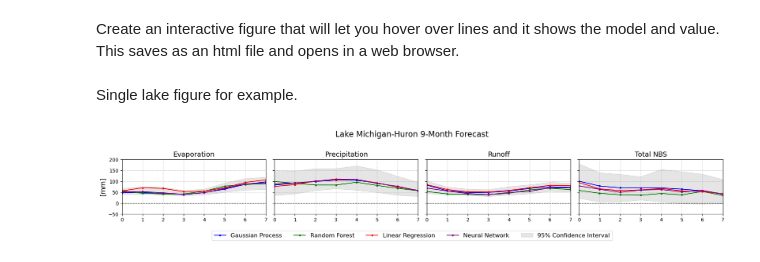
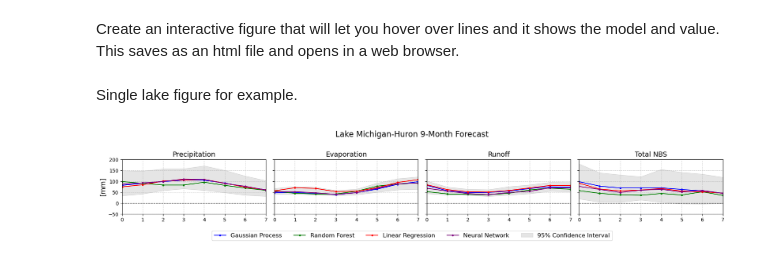
Before and after one commit to great-lakes-ai-lab/cnbs-predictor, a Jupyter notebook: notebooks/production/2_LEF_forecast_model.ipynb, the cells around one changed output. Saved outputs shown, nothing was run; the diff lists cells and outputs as text; code cells hidden in the pictures.

```diff
--- a/notebooks/production/2_LEF_forecast_model.ipynb
+++ b/notebooks/production/2_LEF_forecast_model.ipynb
@@ -41,13 +41,13 @@ from src.hydro_utils import convert_mm_to_cms
 # User Input
 # %%
 # Directory where the repository is cloned
-path_to_repo = '/Users/ljob/Desktop/'
+local_path = '/Users/ljob/Desktop/'
 
 # Path to data directory
-dir = path_to_repo + 'cnbs-predictor-1/data/'
+dir = local_path + 'cnbs-predictor/data/'
 
 # Path to input CFS forecast database
-cfs_database = dir + 'input/cfs_forecast_data.db'
+cfs_database = local_path + 'cfs_forecast_data.db'
 
 # Path to save CNBS forecast output to a database
 cnbs_database = dir + 'forecast/cnbs_forecast.db'
@@ -215,11 +215,11 @@ model_colors = {
 
 # Columns of interest in the order we want to plot them
 columns = [
-    'superior_evaporation', 'superior_precipitation', 'superior_runoff', 'superior_cnbs',
-    'michigan-huron_evaporation', 'michigan-huron_precipitation', 'michigan-huron_runoff', 'michigan-huron_cnbs',
-    'erie_evaporation', 'erie_precipitation', 'erie_runoff', 'erie_cnbs',
-    'ontario_evaporation', 'ontario_precipitation', 'ontario_runoff', 'ontario_cnbs'
-]
+    'superior_precipitation', 'superior_evaporation', 'superior_runoff', 'superior_cnbs',
+    'michigan-huron_precipitation', 'michigan-huron_evaporation', 'michigan-huron_runoff', 'michigan-huron_cnbs',
+    'erie_precipitation', 'erie_evaporation', 'erie_runoff', 'erie_cnbs',
+    'ontario_precipitation', 'ontario_evaporation', 'ontario_runoff', 'ontario_cnbs'
+    ]
 
 # Create a 4x4 subplot grid
 fig, axs = plt.subplots(4, 4, figsize=(18, 8))
@@ -268,7 +268,7 @@ for i, column in enumerate(columns):
 
     # Titles
     if row == 0:
-        axs[row, col].set_title(['Evaporation', 'Precipitation', 'Runoff', 'Total NBS'][col], fontsize=14)
+        axs[row, col].set_title(['Precipitation', 'Evaporation', 'Runoff', 'Total NBS'][col], fontsize=14)
 
     # X-axis formatting
     if row == 3:
@@ -324,10 +324,12 @@ model_colors = {
 }
 
 # Columns of interest in the order we want to plot them
-columns = ['superior_evaporation', 'superior_precipitation', 'superior_runoff', 'superior_cnbs',
-           'michigan-huron_evaporation', 'michigan-huron_precipitation', 'michigan-huron_runoff', 'michigan-huron_cnbs',
-           'erie_evaporation', 'erie_precipitation', 'erie_runoff', 'erie_cnbs',
-           'ontario_evaporation', 'ontario_precipitation', 'ontario_runoff', 'ontario_cnbs']
+columns = [
+    'superior_precipitation', 'superior_evaporation', 'superior_runoff', 'superior_cnbs',
+    'michigan-huron_precipitation', 'michigan-huron_evaporation', 'michigan-huron_runoff', 'michigan-huron_cnbs',
+    'erie_precipitation', 'erie_evaporation', 'erie_runoff', 'erie_cnbs',
+    'ontario_precipitation', 'ontario_evaporation', 'ontario_runoff', 'ontario_cnbs'
+    ]
 
 # Create a 1x4 subplot grid
 fig = make_subplots(rows=4, cols=4,
@@ -447,8 +449,8 @@ model_legend = {
 
 # Mich-Huron variables only
 columns = [
+    'michigan-huron_precipitation',
     'michigan-huron_evaporation',
-    'michigan-huron_precipitation',
     'michigan-huron_runoff',
     'michigan-huron_cnbs'
 ]
@@ -494,7 +496,7 @@ for col, column in enumerate(columns):
         col4_y_max = max(col4_y_max, current_y_max)
 
     # Titles
-    axs[col].set_title(['Evaporation', 'Precipitation', 'Runoff', 'Total NBS'][col], fontsize=14)
+    axs[col].set_title(['Precipitation', 'Evaporation', 'Runoff', 'Total NBS'][col], fontsize=14)
 
     # X-axis formatting
     axs[col].set_xticks(x_vals)
@@ -510,31 +512,31 @@ for col, column in enumerate(columns):
 
 # Apply y-limits
 for col in range(4):
     axs[col].set_xlim(0, 7)
     if col < 3:
         axs[col].set_ylim(-50, 200)
     else:
         axs[col].set_ylim(-50, 200)
 
 # X-axis label
 #fig.text(0.5, 0.15, 'Months into the Future', ha='center', fontsize=12)
 fig.suptitle('Lake Michigan-Huron 9-Month Forecast', fontsize=16, y=1.02)
 
 # Combined legend at bottom
 handles, labels = axs[0].get_legend_handles_labels()
 fig.legend(
     handles,
     labels,
     loc='lower center',
     bbox_to_anchor=(0.5, -0.05),  # Further down than the x label
     ncol=len(labels),
     fontsize=12
 )
 
 # Adjust layout to leave enough room at the bottom for x-label and legend
 plt.tight_layout(rect=[0, 0.1, 1, 1])
 
 plt.savefig(f'{dir}forecast/CNBS_forecast_MichHuron_example.png')
 plt.show()
 # %% [output]
-[figure, old version]
+[figure, new version]
```
Also changed, not shown: parts of 2 cells of this notebook.
